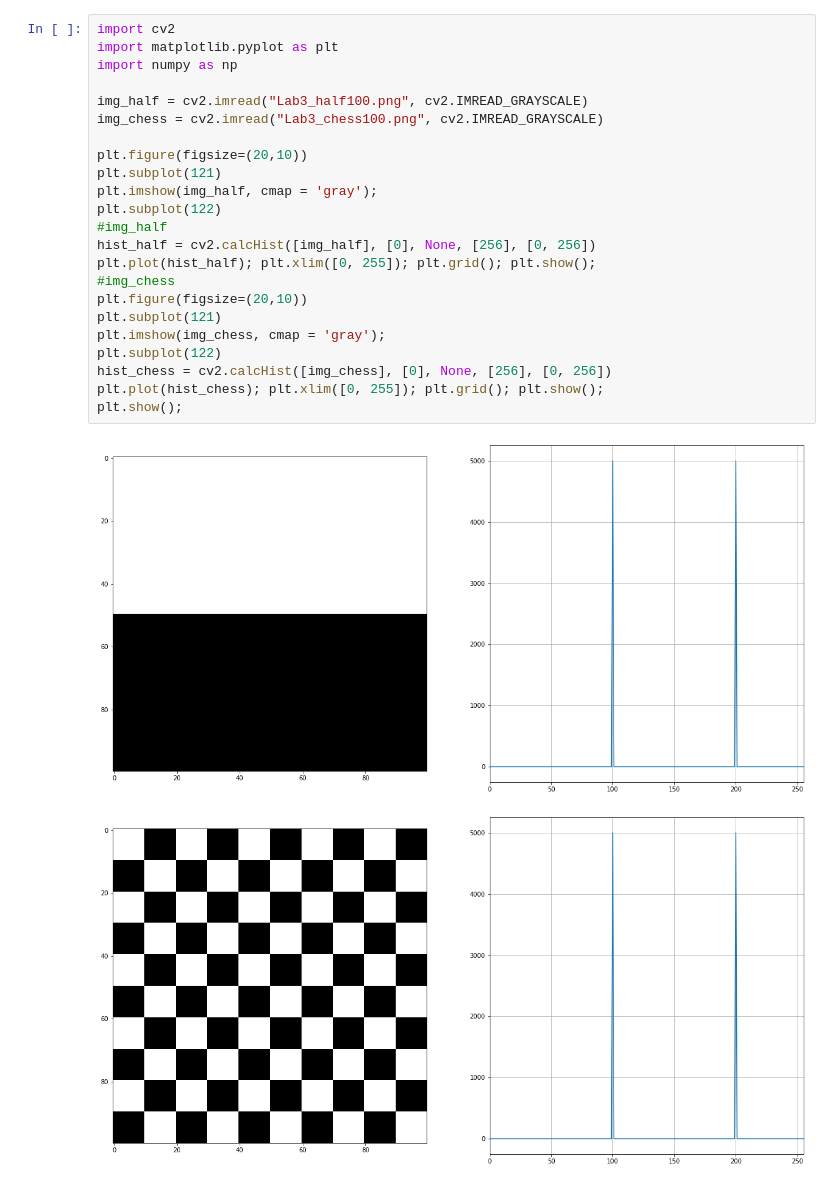
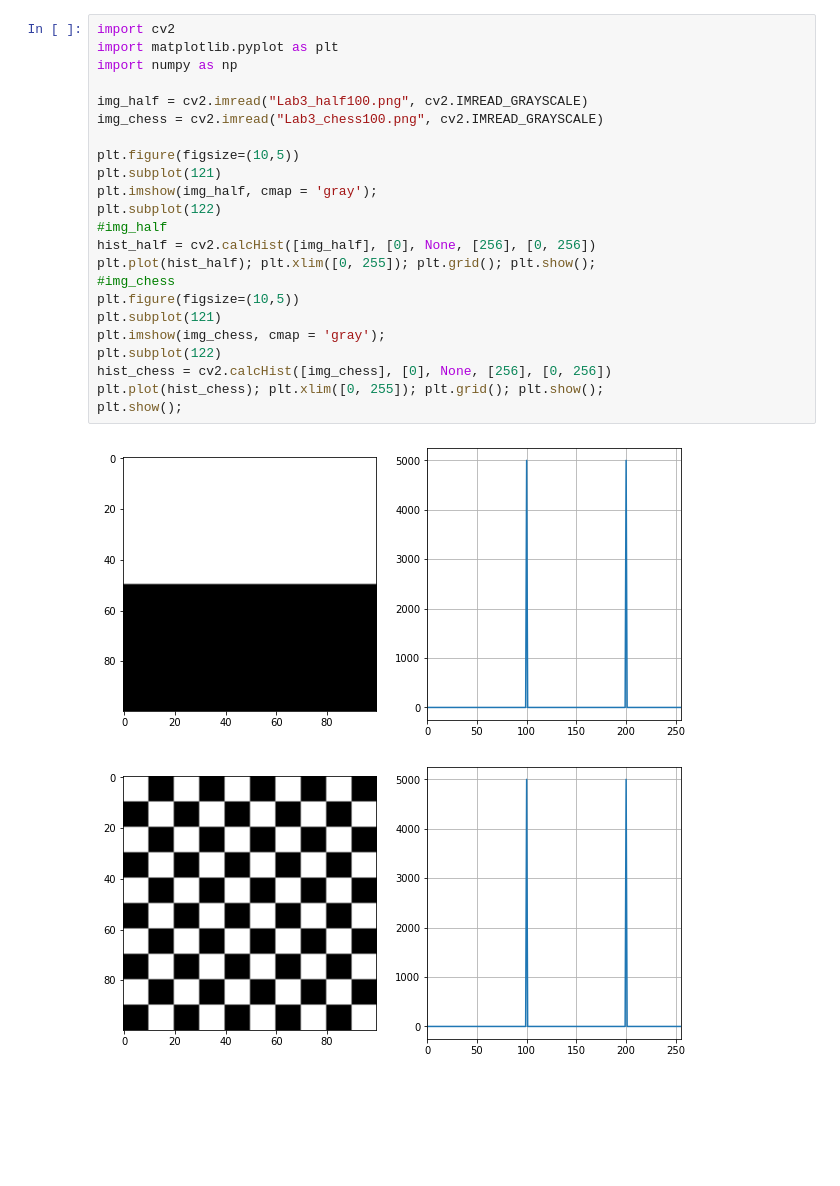
Before and after one commit to LizaVasilchuk/study, a Jupyter notebook: Untitled0.ipynb, the cells around one changed output. Drawn from its saved outputs; the diff is of its cells as text; blank space fills up the shorter version.

```diff
--- a/Untitled0.ipynb
+++ b/Untitled0.ipynb
@@ -1,26 +1,26 @@
 # %%
 import cv2
 import matplotlib.pyplot as plt
 import numpy as np
 
 img_half = cv2.imread("Lab3_half100.png", cv2.IMREAD_GRAYSCALE)
 img_chess = cv2.imread("Lab3_chess100.png", cv2.IMREAD_GRAYSCALE)
 
-plt.figure(figsize=(20,10))
+plt.figure(figsize=(10,5))
 plt.subplot(121)
 plt.imshow(img_half, cmap = 'gray');
 plt.subplot(122)
 #img_half
 hist_half = cv2.calcHist([img_half], [0], None, [256], [0, 256])
 plt.plot(hist_half); plt.xlim([0, 255]); plt.grid(); plt.show();
 #img_chess
-plt.figure(figsize=(20,10))
+plt.figure(figsize=(10,5))
 plt.subplot(121)
 plt.imshow(img_chess, cmap = 'gray');
 plt.subplot(122)
 hist_chess = cv2.calcHist([img_chess], [0], None, [256], [0, 256])
 plt.plot(hist_chess); plt.xlim([0, 255]); plt.grid(); plt.show();
 plt.show();
 # %% [output]
-[figure, old version]
+[figure, new version]
-[figure, old version]
+[figure, new version]
```
Also changed, not shown: parts of 1 cell of this notebook.
